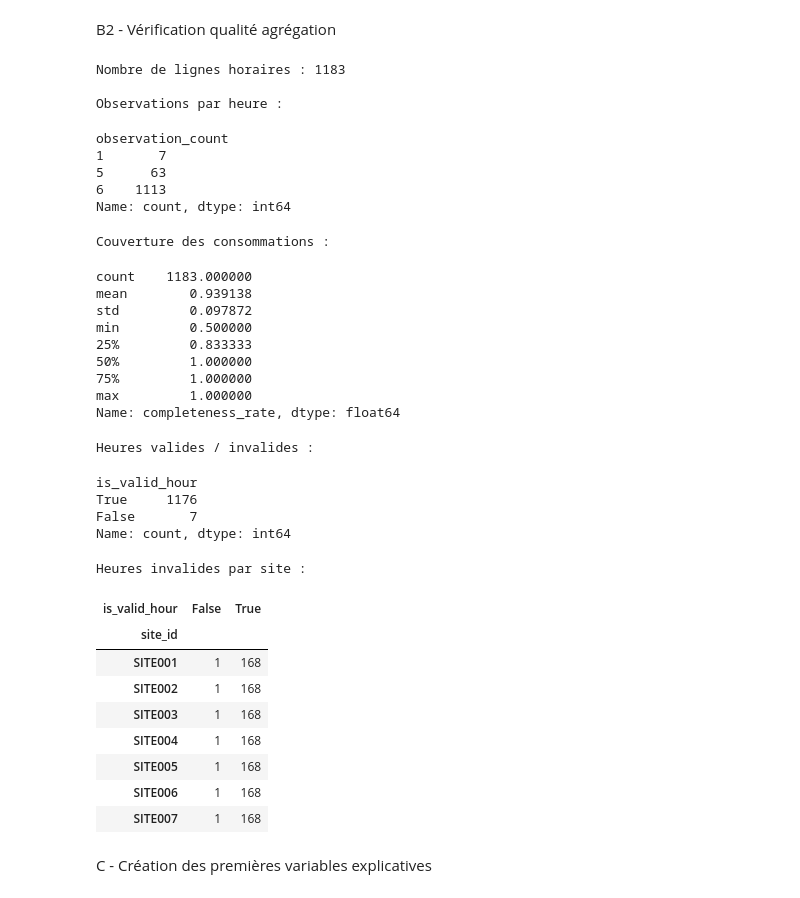
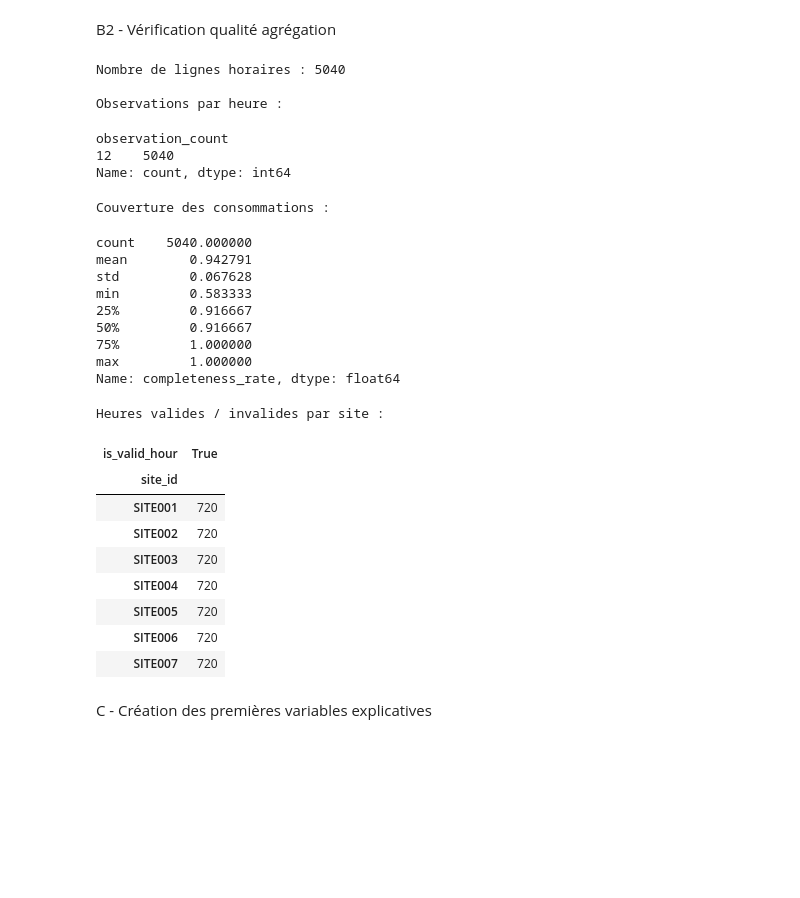
Before and after one commit to EADL-projet-piscine/smart_energy_optimizer, a Jupyter notebook: ml/notebooks/05_preparation_dataset.ipynb, the cells around one changed output. Drawn from its saved outputs; the diff is of its cells as text; code cells hidden in the pictures; blank space fills up the shorter version.

```diff
--- a/ml/notebooks/04_preparation_dataset.ipynb
+++ b/ml/notebooks/05_preparation_dataset.ipynb
@@ -62,11 +83,13 @@ Les données brutes sont conservées sans modification. Les résultats des trans
 A.1 — Chargement des données brutes
 # %%
 import json
+from itertools import pairwise
 from pathlib import Path
 
+import numpy as np
 import pandas as pd
 
-DATA_DIR = Path("../data/raw/7d")
+DATA_DIR = Path("../data/raw/30d")
 
 files = sorted(DATA_DIR.glob("SITE*.json"))
 
@@ -586,20 +682,23 @@ display(df_hourly.head(10))
 # %%
-# Complétude des mesures enregistrées
+# Complétude des mesures de consommation
+EXPECTED_MEASUREMENTS_PER_HOUR = 12
+MIN_COMPLETENESS_RATE = 0.50
+
 df_hourly["completeness_rate"] = (
-    df_hourly["valid_consumption_count"] / df_hourly["observation_count"]
+    df_hourly["valid_consumption_count"] / EXPECTED_MEASUREMENTS_PER_HOUR
 )
 
-# Seuil minimal de trois mesures valides par heure
-MIN_VALID_MEASUREMENTS = 3
-
-df_hourly["is_valid_hour"] = df_hourly["valid_consumption_count"] >= MIN_VALID_MEASUREMENTS
+# Une heure est valide si au moins 50 % des mesures attendues
+# disposent d'une consommation exploitable.
+df_hourly["is_valid_hour"] = df_hourly["completeness_rate"] >= MIN_COMPLETENESS_RATE
 
 print("Répartition des heures :")
+display(df_hourly["is_valid_hour"].value_counts(dropna=False))
 
-display(df_hourly["is_valid_hour"].value_counts())
+print("\nStatistiques de complétude :")
+display(df_hourly["completeness_rate"].describe())
 
 print("\nHeures invalides :")
-
 display(
     df_hourly.loc[
         ~df_hourly["is_valid_hour"],
@@ -632,61 +733,52 @@ B2 - Vérification qualité agrégation
 # %%
 print("Nombre de lignes horaires :", len(df_hourly))
 
 print("\nObservations par heure :")
 display(df_hourly["observation_count"].value_counts().sort_index())
 
 print("\nCouverture des consommations :")
 display(df_hourly["completeness_rate"].describe())
 
-print("\nHeures valides / invalides :")
-display(df_hourly["is_valid_hour"].value_counts())
-
-print("\nHeures invalides par site :")
+print("\nHeures valides / invalides par site :")
 display(
     pd.crosstab(
         df_hourly["site_id"],
         df_hourly["is_valid_hour"],
     )
 )
 
+# Neutralisation des consommations insuffisamment fiables
 df_hourly.loc[
     ~df_hourly["is_valid_hour"],
     "consumption_kw",
-] = float("nan")
+] = np.nan
 # %% [output]
-Nombre de lignes horaires : 1183
+Nombre de lignes horaires : 5040
 
 Observations par heure :
 observation_count
-1       7
-5      63
-6    1113
+12    5040
 Name: count, dtype: int64
 Couverture des consommations :
-count    1183.000000
-mean        0.939138
-std         0.097872
-min         0.500000
-25%         0.833333
-50%         1.000000
+count    5040.000000
+mean        0.942791
+std         0.067628
+min         0.583333
+25%         0.916667
+50%         0.916667
 75%         1.000000
 max         1.000000
 Name: completeness_rate, dtype: float64
-Heures valides / invalides :
+Heures valides / invalides par site :
-is_valid_hour
-True     1176
-False       7
-Name: count, dtype: int64
-Heures invalides par site :
-| is_valid_hour | False | True |
-| site_id |  |  |
-| SITE001 | 1 | 168 |
-| SITE002 | 1 | 168 |
-| SITE003 | 1 | 168 |
-| SITE004 | 1 | 168 |
-| SITE005 | 1 | 168 |
-| SITE006 | 1 | 168 |
-| SITE007 | 1 | 168 |
+| is_valid_hour | True |
+| site_id |  |
+| SITE001 | 720 |
+| SITE002 | 720 |
+| SITE003 | 720 |
+| SITE004 | 720 |
+| SITE005 | 720 |
+| SITE006 | 720 |
+| SITE007 | 720 |
 # %% [markdown]
 C - Création des premières variables explicatives
 # %% [markdown]
```
Also changed, not shown: parts of 38 cells of this notebook, 4 other files.
